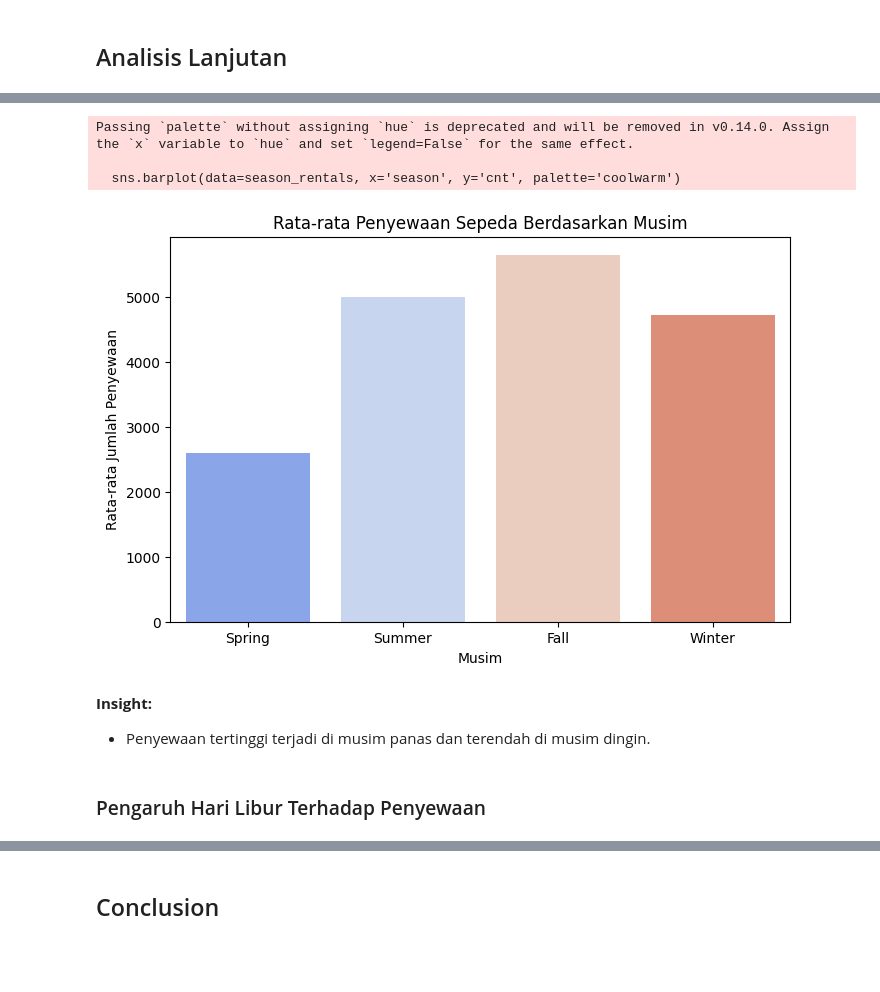
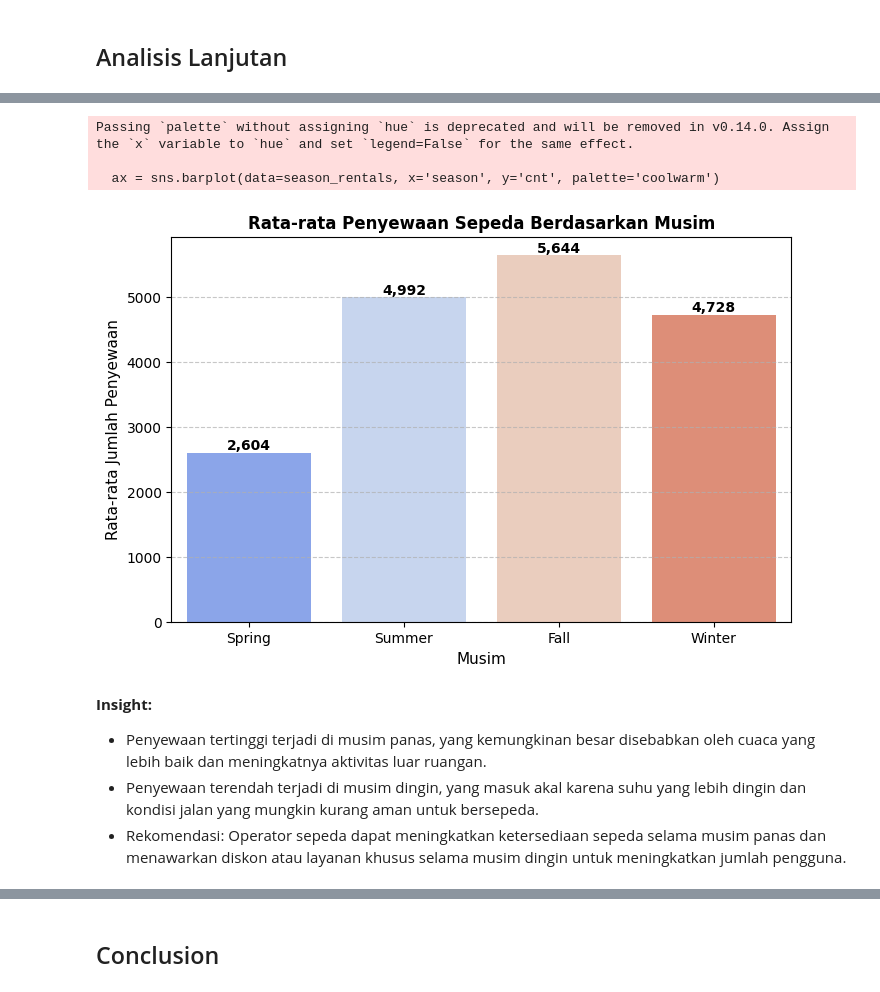
Before and after one commit to habbazettt/submission_analysis_dicoding, a Jupyter notebook: Proyek_Analisis_Data.ipynb, the cells around one changed output, grey strips where cells are left out. Drawn from its saved outputs; the diff is of its cells as text; code cells hidden in the pictures; blank space fills up the shorter version.

```diff
--- a/Proyek_Analisis_Data.ipynb
+++ b/Proyek_Analisis_Data.ipynb
@@ -363,12 +364,12 @@ Passing `palette` without assigning `hue` is deprecated and will be removed in v
 # %%
 # Mengelompokkan hari berdasarkan jumlah penyewaan sepeda
-bins = [0, 2000, 4000, 6000, 10000]
+bins = [0, 2000, 4000, 6000, day_df['cnt'].max()]
 labels = ['Rendah', 'Sedang', 'Tinggi', 'Sangat Tinggi']
-day_df['cluster_usage'] = pd.cut(day_df['cnt'], bins=bins, labels=labels)
+day_df['cluster_usage'] = pd.cut(day_df['cnt'], bins=bins, labels=labels, include_lowest=True)
 
 # Visualisasi hasil clustering
 plt.figure(figsize=(8, 5))
-sns.countplot(data=day_df, x='cluster_usage', palette='coolwarm')
+sns.countplot(data=day_df, x='cluster_usage', palette='coolwarm', order=['Rendah', 'Sedang', 'Tinggi', 'Sangat Tinggi'])
 plt.title('Distribusi Clustering Berdasarkan Penggunaan Sepeda')
 plt.xlabel('Kategori Penggunaan')
 plt.ylabel('Jumlah Hari')
@@ -387,25 +391,37 @@ Passing `palette` without assigning `hue` is deprecated and will be removed in v
 # %%
 # Visualisasi jumlah penyewaan berdasarkan musim menggunakan bar chart
 plt.figure(figsize=(8, 5))
 
 # Menghitung rata-rata jumlah penyewaan per musim
 season_rentals = day_df.groupby('season')['cnt'].mean().reset_index()
 
-# Membuat bar chart
-sns.barplot(data=season_rentals, x='season', y='cnt', palette='coolwarm')
+# Mengubah label musim agar lebih informatif
+season_labels = {1: 'Spring', 2: 'Summer', 3: 'Fall', 4: 'Winter'}
+season_rentals['season'] = season_rentals['season'].map(season_labels)
 
-plt.xticks([0, 1, 2, 3], ['Spring', 'Summer', 'Fall', 'Winter'])
-plt.title('Rata-rata Penyewaan Sepeda Berdasarkan Musim')
-plt.xlabel('Musim')
-plt.ylabel('Rata-rata Jumlah Penyewaan')
+# Membuat bar chart dengan anotasi
+ax = sns.barplot(data=season_rentals, x='season', y='cnt', palette='coolwarm')
+
+# Menambahkan label nilai pada setiap batang
+for p in ax.patches:
+    ax.annotate(f'{p.get_height():,.0f}',
+                (p.get_x() + p.get_width() / 2, p.get_height()),
+                ha='center', va='bottom', fontsize=10, fontweight='bold')
+
+plt.title('Rata-rata Penyewaan Sepeda Berdasarkan Musim', fontsize=12, fontweight='bold')
+plt.xlabel('Musim', fontsize=11)
+plt.ylabel('Rata-rata Jumlah Penyewaan', fontsize=11)
+plt.xticks(fontsize=10)
+plt.yticks(fontsize=10)
+plt.grid(axis='y', linestyle='--', alpha=0.7)
 plt.show()
 # %% [output]
 Passing `palette` without assigning `hue` is deprecated and will be removed in v0.14.0. Assign the `x` variable to `hue` and set `legend=False` for the same effect.
 
-  sns.barplot(data=season_rentals, x='season', y='cnt', palette='coolwarm')
+  ax = sns.barplot(data=season_rentals, x='season', y='cnt', palette='coolwarm')
-[figure, old version]
+[figure, new version]
-# %% [markdown]
-**Insight:**
--   Penyewaan tertinggi terjadi di musim panas dan terendah di musim dingin.
-# %% [markdown]
-### Pengaruh Hari Libur Terhadap Penyewaan
+# %% [markdown]
+**Insight:**
+- Penyewaan tertinggi terjadi di musim panas, yang kemungkinan besar disebabkan oleh cuaca yang lebih baik dan meningkatnya aktivitas luar ruangan.
+- Penyewaan terendah terjadi di musim dingin, yang masuk akal karena suhu yang lebih dingin dan kondisi jalan yang mungkin kurang aman untuk bersepeda.
+- Rekomendasi: Operator sepeda dapat meningkatkan ketersediaan sepeda selama musim panas dan menawarkan diskon atau layanan khusus selama musim dingin untuk meningkatkan jumlah pengguna.
```
Also changed, not shown: parts of 16 cells of this notebook, 1 other file.
